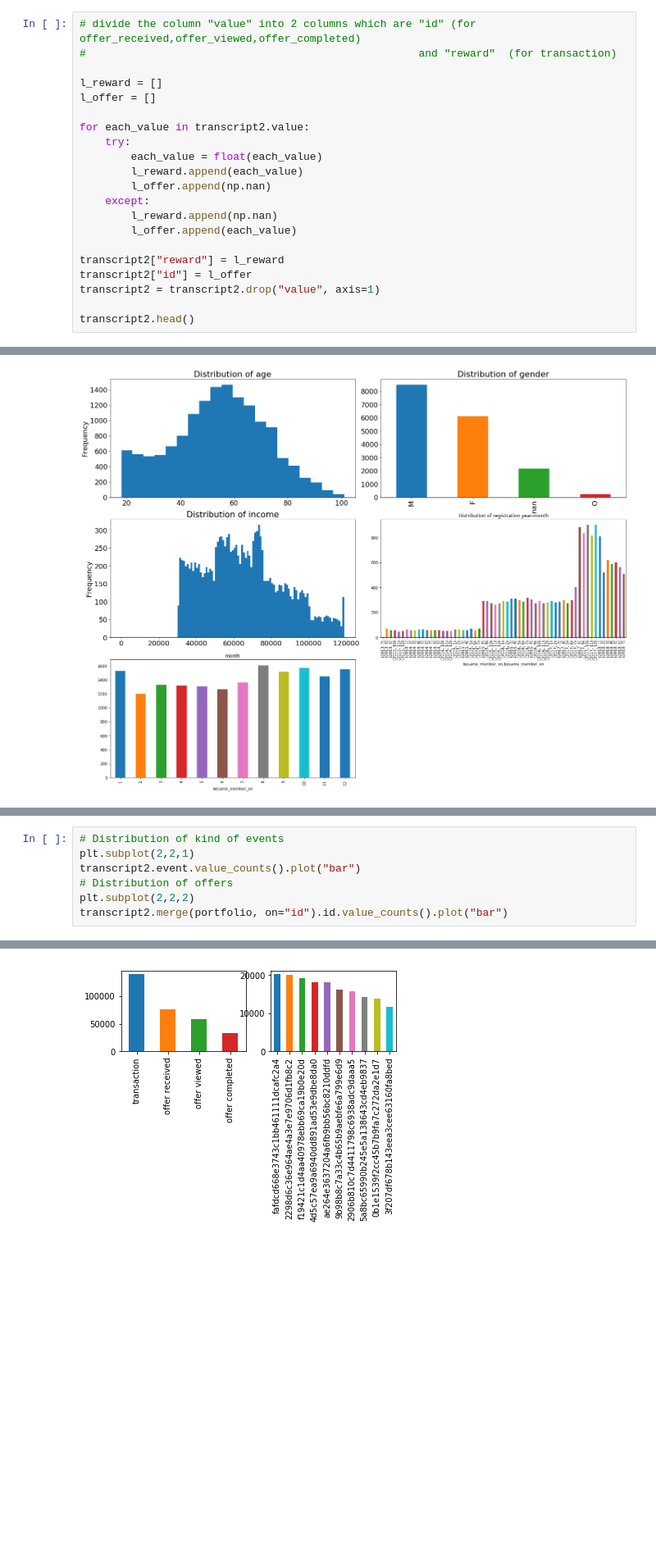
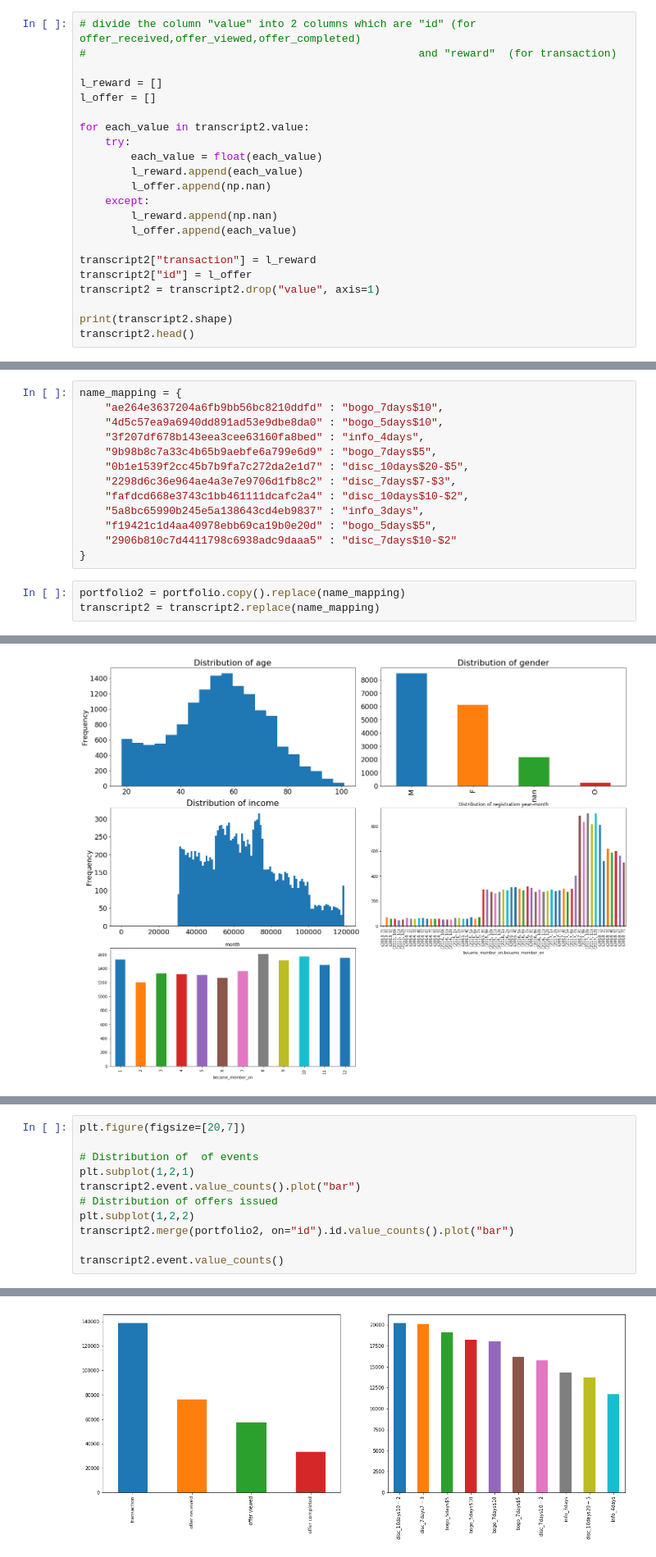
Before and after one commit to kudojp/StarBucksPromotionAnalysis, a Jupyter notebook: StarbucksPromotionAnalysis.ipynb, the cells around one changed output, grey strips where cells are left out. Shown at 82% size. Cells and saved outputs as stored; diff of their text form; blank space fills up the shorter version.

```diff
--- a/StarbucksPromotionAnalysis.ipynb
+++ b/StarbucksPromotionAnalysis.ipynb
@@ -200,9 +216,10 @@ for each_value in transcript2.value:
         l_reward.append(np.nan)
         l_offer.append(each_value)
 
-transcript2["reward"] = l_reward
+transcript2["transaction"] = l_reward
 transcript2["id"] = l_offer
 transcript2 = transcript2.drop("value", axis=1)
 
+print(transcript2.shape)
 transcript2.head()
 # %% [output]
@@ -228,2 +248,18 @@ memory usage: 11.7+ MB
+# %%
+name_mapping = {
+    "ae264e3637204a6fb9bb56bc8210ddfd" : "bogo_7days$10",
+    "4d5c57ea9a6940dd891ad53e9dbe8da0" : "bogo_5days$10",
+    "3f207df678b143eea3cee63160fa8bed" : "info_4days",
+    "9b98b8c7a33c4b65b9aebfe6a799e6d9" : "bogo_7days$5",
+    "0b1e1539f2cc45b7b9fa7c272da2e1d7" : "disc_10days$20-$5",
+    "2298d6c36e964ae4a3e7e9706d1fb8c2" : "disc_7days$7-$3",
+    "fafdcd668e3743c1bb461111dcafc2a4" : "disc_10days$10-$2",
+    "5a8bc65990b245e5a138643cd4eb9837" : "info_3days",
+    "f19421c1d4aa40978ebb69ca19b0e20d" : "bogo_5days$5",
+    "2906b810c7d4411798c6938adc9daaa5" : "disc_7days$10-$2"
+}
+# %%
+portfolio2 = portfolio.copy().replace(name_mapping)
+transcript2 = transcript2.replace(name_mapping)
 # %% [markdown]
 # Univariate Exploration
@@ -341,10 +392,14 @@ transcript2.describe()
 | 75% | 528.000000 | 18.070000 |
 | max | 714.000000 | 1062.280000 |
 # %%
-# Distribution of kind of events
-plt.subplot(2,2,1)
+plt.figure(figsize=[20,7])
+
+# Distribution of  of events
+plt.subplot(1,2,1)
 transcript2.event.value_counts().plot("bar")
-# Distribution of offers
-plt.subplot(2,2,2)
-transcript2.merge(portfolio, on="id").id.value_counts().plot("bar")
+# Distribution of offers issued
+plt.subplot(1,2,2)
+transcript2.merge(portfolio2, on="id").id.value_counts().plot("bar")
+
+transcript2.event.value_counts()
 # %% [output]
@@ -352 +411 @@ transcript2.merge(portfolio, on="id").id.value_counts().plot("bar")
-[figure, old version]
+[figure, new version]
```
Also changed, not shown: parts of 56 cells of this notebook.
